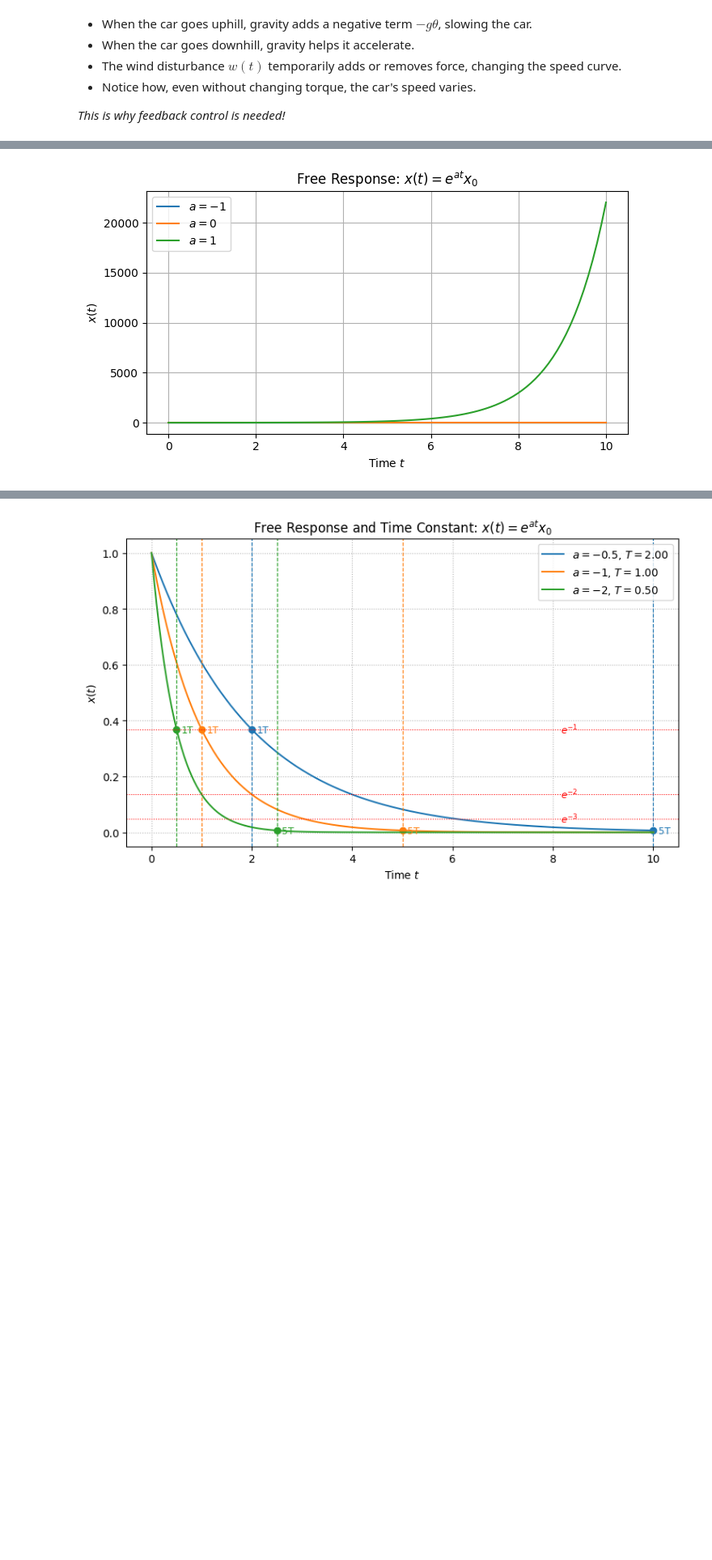
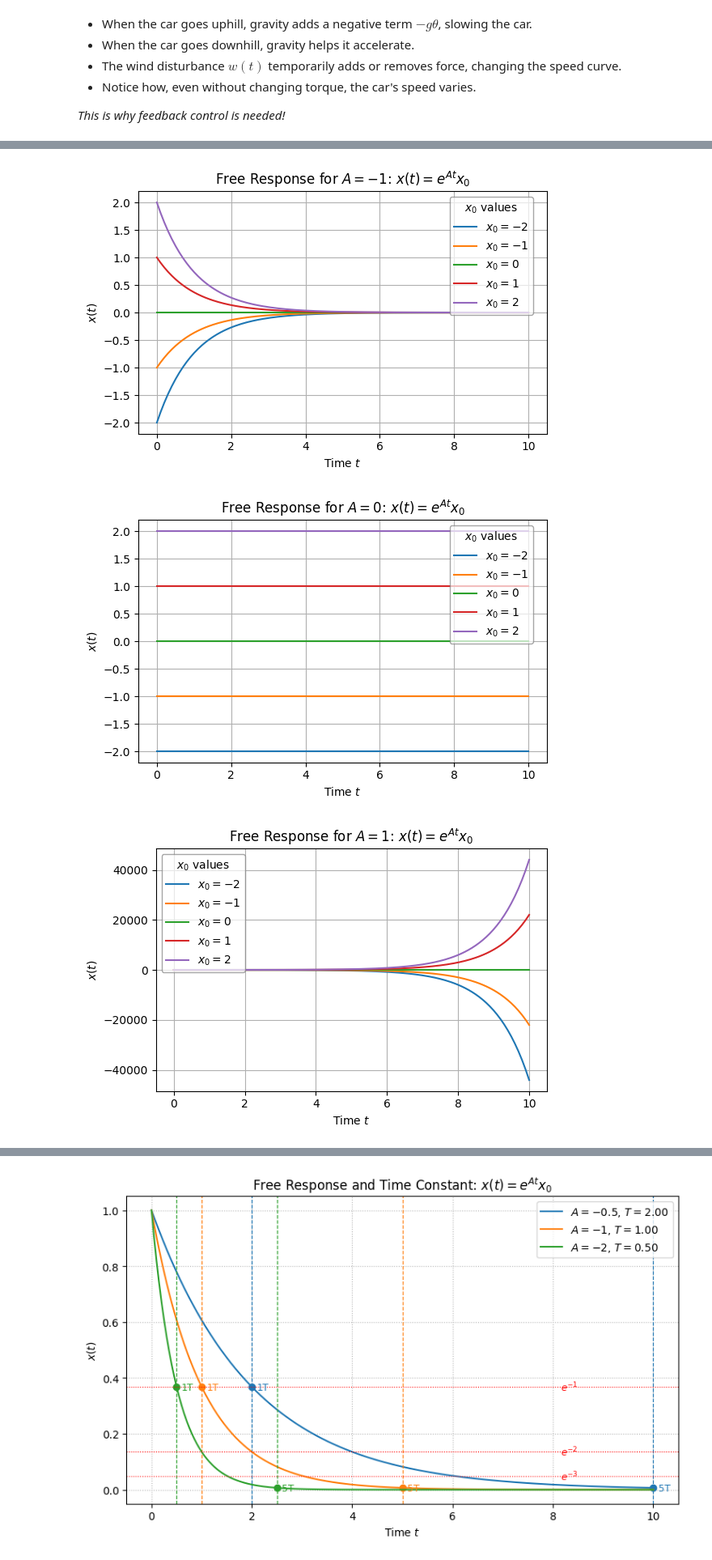
Before and after one commit to suann124/AIinTeaching_Archive, a Jupyter notebook: lectures/L4_Firstorder_1.ipynb, the cells around one changed output, grey strips where cells are left out. Shown at 81% size. Cells and saved outputs as stored; diff of their text form; code cells hidden in the pictures; blank space fills up the shorter version.

Commit message:
Done todo, left with "figure of car"(?)

```diff
--- a/lectures/L4_Firstorder_1.ipynb
+++ b/lectures/L4_Firstorder_1.ipynb
@@ -538,28 +413,54 @@ $\color{red}{TODO: 3 different graphs for 3 cases, with different initial condit
 # %%
 import numpy as np
 import matplotlib.pyplot as plt
 
 # Parameters
-x0 = 1.0               # initial condition
-t = np.linspace(0, 10, 100)  # time vector
-a_values = [-1, 0, 1]       # test three cases
+x0_values = [-2, -1, 0, 1, 2]
+t = np.linspace(0, 10, 200)
+A_values = [-1, 0, 1]
 
-# Plot
-plt.figure(figsize=(7, 4))
-for a in a_values:
-    x = np.exp(a * t) * x0
-    plt.plot(t, x, label=f"$a = {a}$")
+# Generate plots
+for A in A_values:
+    plt.figure(figsize=(6, 4))
+    for x0 in x0_values:
+        x = np.exp(A * t) * x0
+        plt.plot(t, x, label=f"$x_0 = {x0}$")
 
-# Labels and legend
-plt.title(r"Free Response: $x(t) = e^{a t} x_0$")
-plt.xlabel("Time $t$")
-plt.ylabel("$x(t)$")
-plt.legend()
-plt.grid(True)
-plt.tight_layout()
-plt.show()
+    plt.title(rf"Free Response for $A = {A}$: $x(t) = e^{{A t}} x_0$")
+    plt.xlabel("Time $t$")
+    plt.ylabel("$x(t)$")
+    plt.grid(True)
+
+    if A > 0:
+    # Legend inside the plot at bottom-right
+      plt.legend(
+          title="$x_0$ values",
+          loc="upper left",
+          bbox_to_anchor=(0, 1.00),  # slightly inset from the edge
+          ncol=1,
+         frameon=True,
+        facecolor="white",
+        edgecolor="gray",
+        framealpha=0.7   # transparency (0 = fully transparent, 1 = opaque)
+      )
+    else:
+      plt.legend(
+          title="$x_0$ values",
+          loc="upper right",
+          bbox_to_anchor=(0.98, 1.0),  # slightly inset from the edge
+          ncol=1,
+        frameon=True,
+        facecolor="white",
+        edgecolor="gray",
+        framealpha=0.7   # transparency (0 = fully transparent, 1 = opaque)
+      )
+
+    plt.tight_layout()
+    plt.show()
 # %% [output]
-[figure, old version]
+[figure, new version]
+[figure, added]
+[figure, added]
 # %% [markdown]
 ### Free Response and Time Constant
 
```
Also changed, not shown: parts of 24 cells of this notebook.
